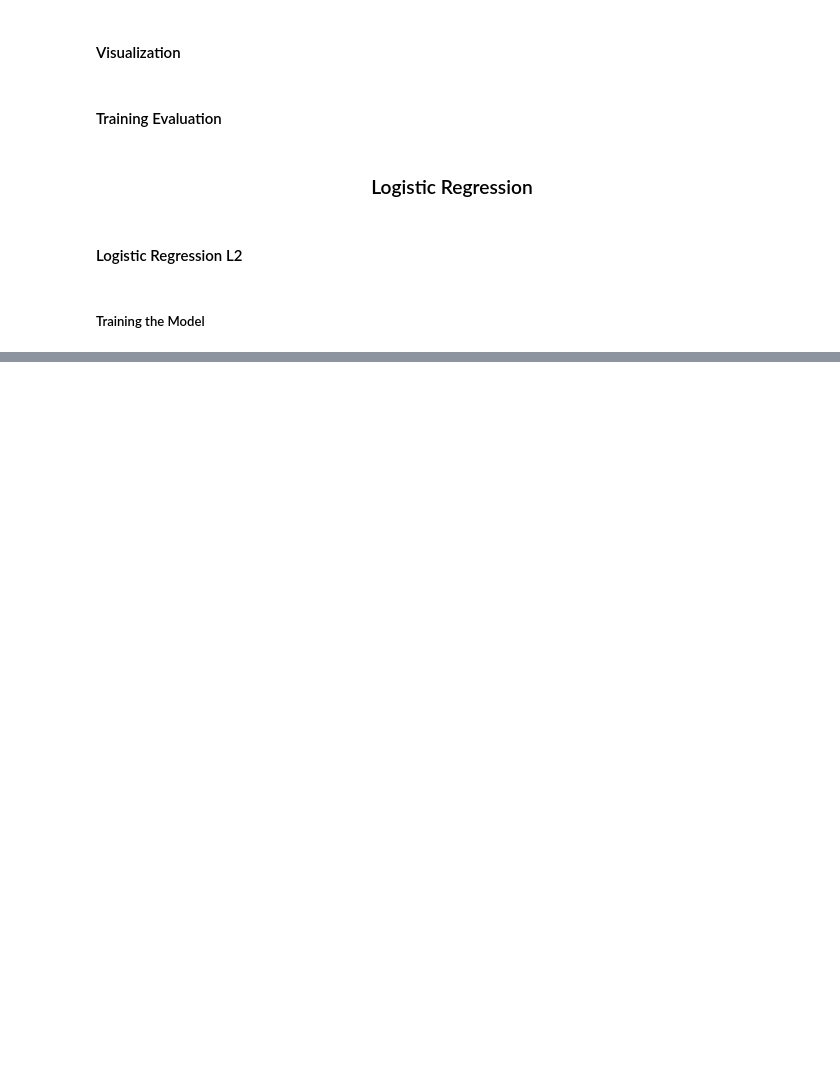
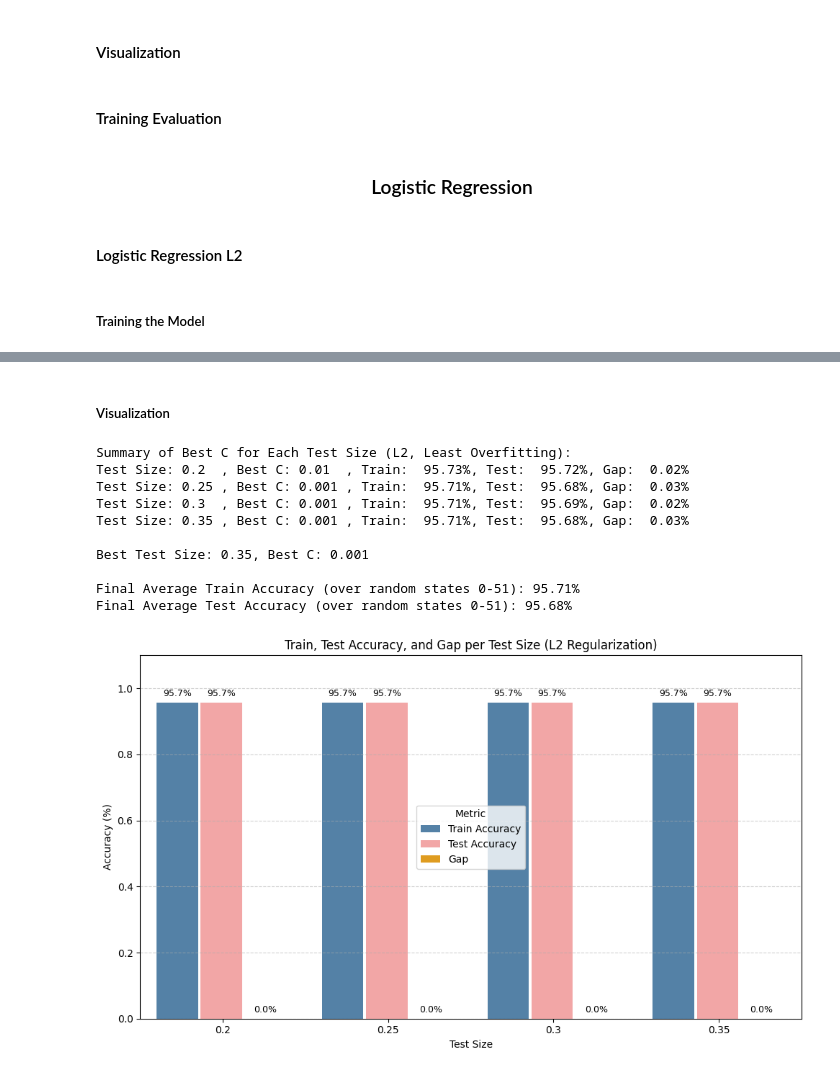
Before and after one commit to npesaras/exploratory-data-analysis, a Jupyter notebook: src/diabetes-prediction.ipynb, the cells around one changed output, grey strips where cells are left out. Drawn from its saved outputs; the diff is of its cells as text; code cells hidden in the pictures; blank space fills up the shorter version.

```diff
--- a/src/diabetes-prediction.ipynb
+++ b/src/diabetes-prediction.ipynb
@@ -970,0 +979,5 @@ for i, idx in enumerate(Log_l1_ranked_features):
+# %%
+# Parameters
+test_sizes = [0.2, 0.25, 0.3, 0.35]
+random_states = range(0, 2) # Changed to 31 for more iterations
+C_values = [0.001, 0.01, 0.1, 1, 10, 100]
@@ -970,0 +1093,70 @@ for i, idx in enumerate(Log_l1_ranked_features):
+# %% [markdown]
+##### Visualization
+# %%
+# Step 2: Print the summary for best C for each test size
+print("\nSummary of Best C for Each Test Size (L2, Least Overfitting):")
+for result in svm_l2_results:
+    print(f"Test Size: {result[0]:<5}, Best C: {result[1]:<6}, Train: {result[2]*100:6.2f}%, "
+          f"Test: {result[3]*100:6.2f}%, Gap: {result[4]*100:5.2f}%")
+
+# Print out the averaged accuracies
+print(f"\nBest Test Size: {svm_l2_best_test_size}, Best C: {svm_l2_best_C}")
+print(f"\nFinal Average Train Accuracy (over random states 0-51): {svm_l2_avg_train_acc_final * 100:.2f}%")
+print(f"Final Average Test Accuracy (over random states 0-51): {svm_l2_avg_test_acc_final * 100:.2f}%")
+
+# Convert results to DataFrame
+summary_df = pd.DataFrame(svm_l2_results, columns=["Test Size", "Best C", "Train Accuracy", "Test Accuracy", "Gap"])
+
+# Melt for Seaborn
+melted = summary_df.melt(id_vars=["Test Size"],
+                         value_vars=["Train Accuracy", "Test Accuracy", "Gap"],
+                         var_name="Metric", value_name="Accuracy")
+
+# Softer color palette for L2 plot
+color_palette = {
+    "Train Accuracy": "steelblue",
+    "Test Accuracy": "#ff9999",  # softer red
+    "Gap": "orange"
+}
+
+# Plot
+plt.figure(figsize=(10, 6))
+ax = sns.barplot(data=melted, x="Test Size", y="Accuracy", hue="Metric",
+                 palette=color_palette, dodge=True)
+
+# Make bars thin
+for container in ax.containers:
+    for bar in container:
+        bar.set_width(0.25)
+
+# Add percentage labels on top
+for container in ax.containers:
+    for bar in container:
+        height = bar.get_height()
+        ax.annotate(f'{height * 100:.1f}%',
+                    xy=(bar.get_x() + bar.get_width() / 2, height),
+                    xytext=(0, 4),
+                    textcoords="offset points",
+                    ha='center', va='bottom', fontsize=9)
+
+# Final styling
+plt.title("Train, Test Accuracy, and Gap per Test Size (L2 Regularization)")
+plt.ylabel("Accuracy (%)")
+plt.xlabel("Test Size")
+plt.ylim(0, 1.1)
+plt.legend(title="Metric")
+plt.grid(axis='y', linestyle='--', alpha=0.6)
+plt.tight_layout()
+plt.show()
+# %% [output]
+Summary of Best C for Each Test Size (L2, Least Overfitting):
+Test Size: 0.2  , Best C: 0.01  , Train:  95.73%, Test:  95.72%, Gap:  0.02%
+Test Size: 0.25 , Best C: 0.001 , Train:  95.71%, Test:  95.68%, Gap:  0.03%
+Test Size: 0.3  , Best C: 0.001 , Train:  95.71%, Test:  95.69%, Gap:  0.02%
+Test Size: 0.35 , Best C: 0.001 , Train:  95.71%, Test:  95.68%, Gap:  0.03%
+
+Best Test Size: 0.35, Best C: 0.001
+
+Final Average Train Accuracy (over random states 0-51): 95.71%
+Final Average Test Accuracy (over random states 0-51): 95.68%
+[figure, added]
```
Also changed, not shown: parts of 28 cells of this notebook.
